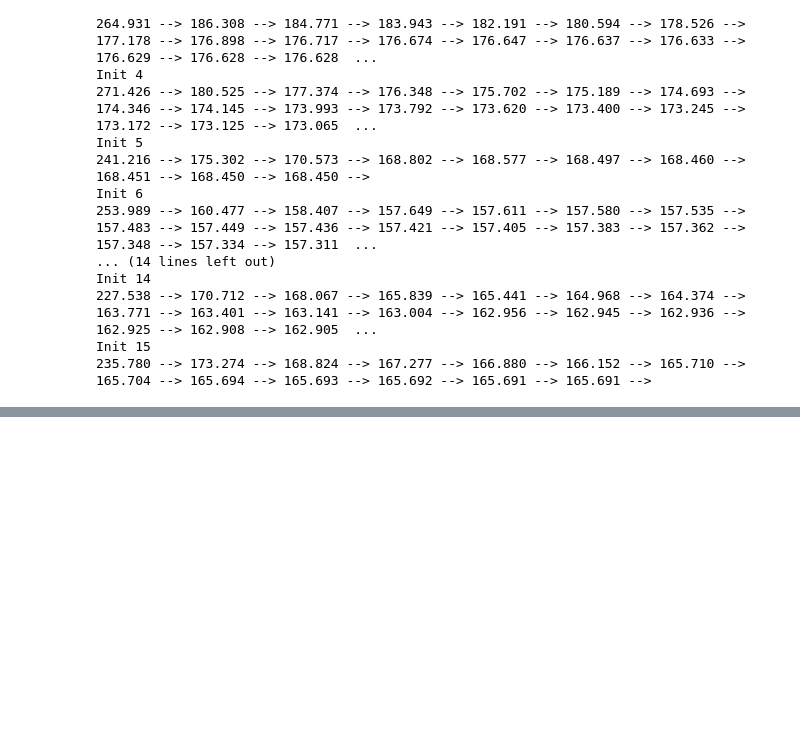
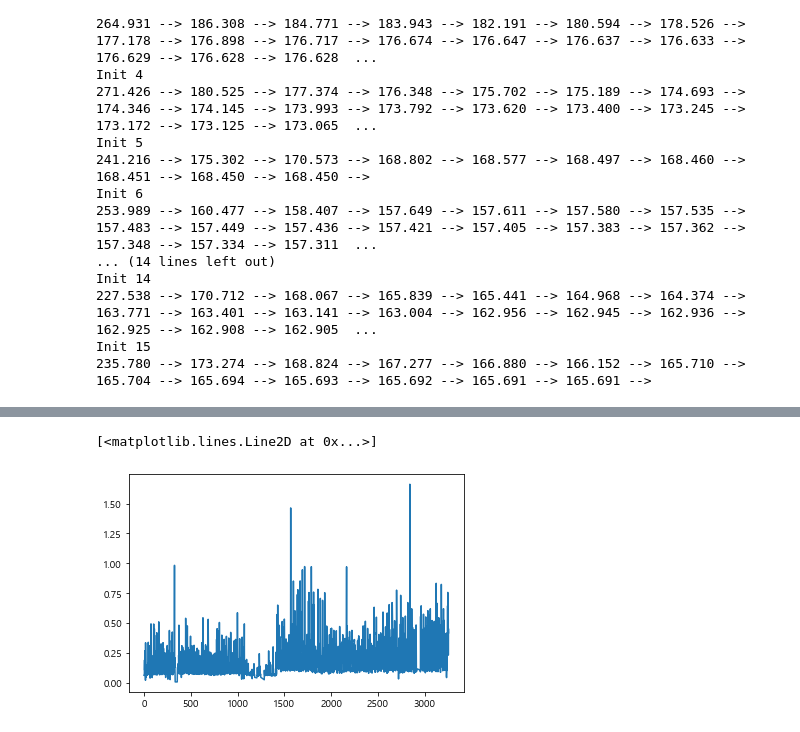
Before and after one commit to bill7845/jupyter_repo, a Jupyter notebook: jupyter_CODE/전력수요예측/ts_cluster.ipynb, the cells around one changed output, grey strips where cells are left out. Saved outputs shown, nothing was run; the diff lists cells and outputs as text; code cells hidden in the pictures; blank space fills up the shorter version.

```diff
--- a/jupyter_CODE/전력수요예측/ts_cluster.ipynb
+++ b/jupyter_CODE/전력수요예측/ts_cluster.ipynb
@@ -239,0 +262,5 @@ dtype: int64
+# %%
+ss = []
+for idx,k in enumerate(cluster_0):
+    x,y = to_X_train(train_sample[k].values)
+    ss.append([x,y])
@@ -239,0 +317,35 @@ dtype: int64
+# %%
+# 0 cluster
+cluster_0 = cluster_frame[cluster_frame.cluster == 0]['target'].values
+
+train_sc_df = pd.DataFrame(train_sample[cluster_0[0]].values, columns=['Scaled'], index=train_sample.index)
+
+for s in range(1, 7):
+    train_sc_df['shift_{}'.format(s)] = train_sc_df['Scaled'].shift(s)
+train_sc_df.head(7)
+
+X_train = train_sc_df.dropna().drop('Scaled', axis=1)
+y_train = train_sc_df.dropna()[['Scaled']]
+
+X_train = X_train.values
+y_train = y_train.values
+
+X_train_t = X_train.reshape(X_train.shape[0], 6, 1)
+# %%
+def to_X_test(target):
+
+    test_sc_df = pd.DataFrame(target , columns=['Scaled'], index=test_sample.index)
+    for s in range(1, 7):
+        test_sc_df['shift_{}'.format(s)] = test_sc_df['Scaled'].shift(s)
+    X_test = test_sc_df.dropna().drop('Scaled', axis=1)
+    y_test = test_sc_df.dropna()[['Scaled']]
+    X_test = X_test.values
+    y_test = y_test.values
+
+    X_test_t = X_test.reshape(X_test.shape[0], 6, 1)
+    return X_test_t,y_test
+# %%
+ss_test = []
+for idx,k in enumerate(cluster_test_0):
+    x,y = to_X_test(test_sample[k].values)
+    ss_test.append([x,y])
@@ -239,0 +363,7 @@ dtype: int64
+# %%
+plt.figure()
+# plt.plot(y_pred)
+plt.plot(ss_test[1][1])
+# %% [output]
+[<matplotlib.lines.Line2D at 0x...>]
+[figure, added]
```
Also changed, not shown: parts of 22 cells of this notebook, 2 other files.
